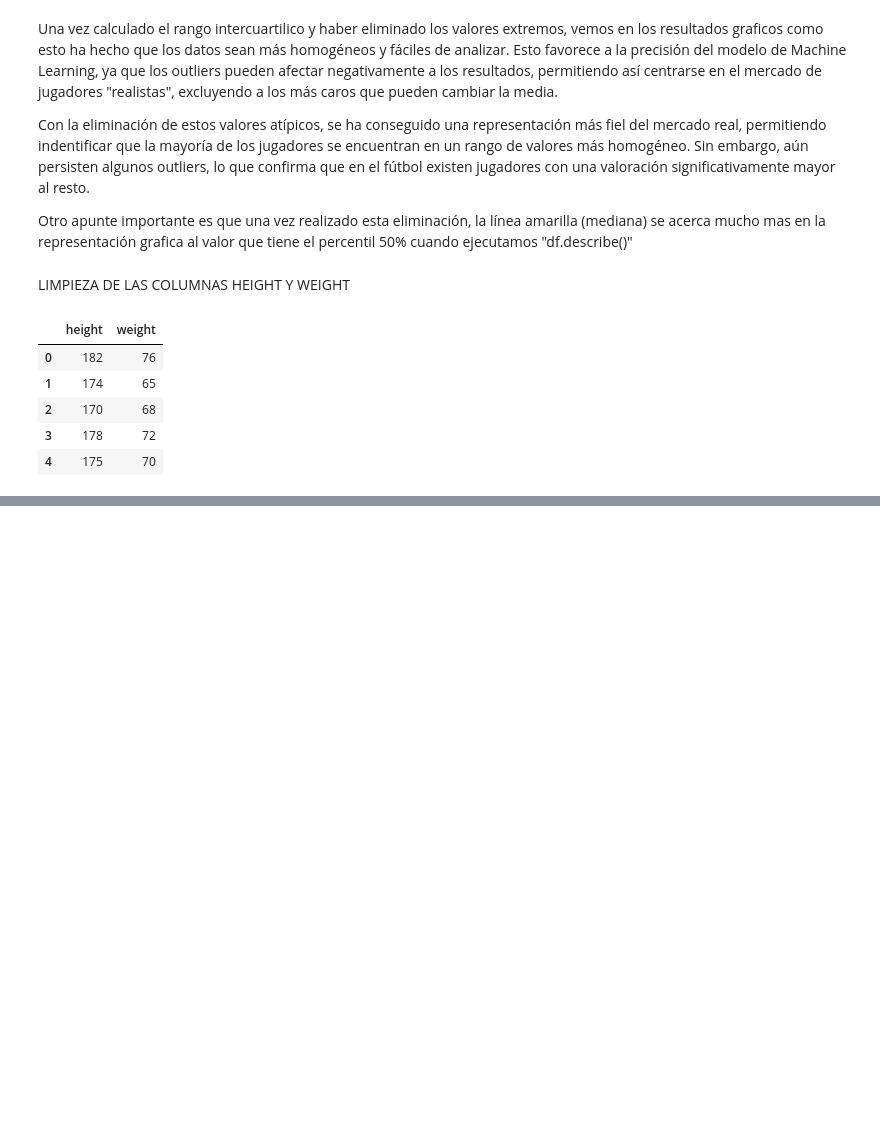
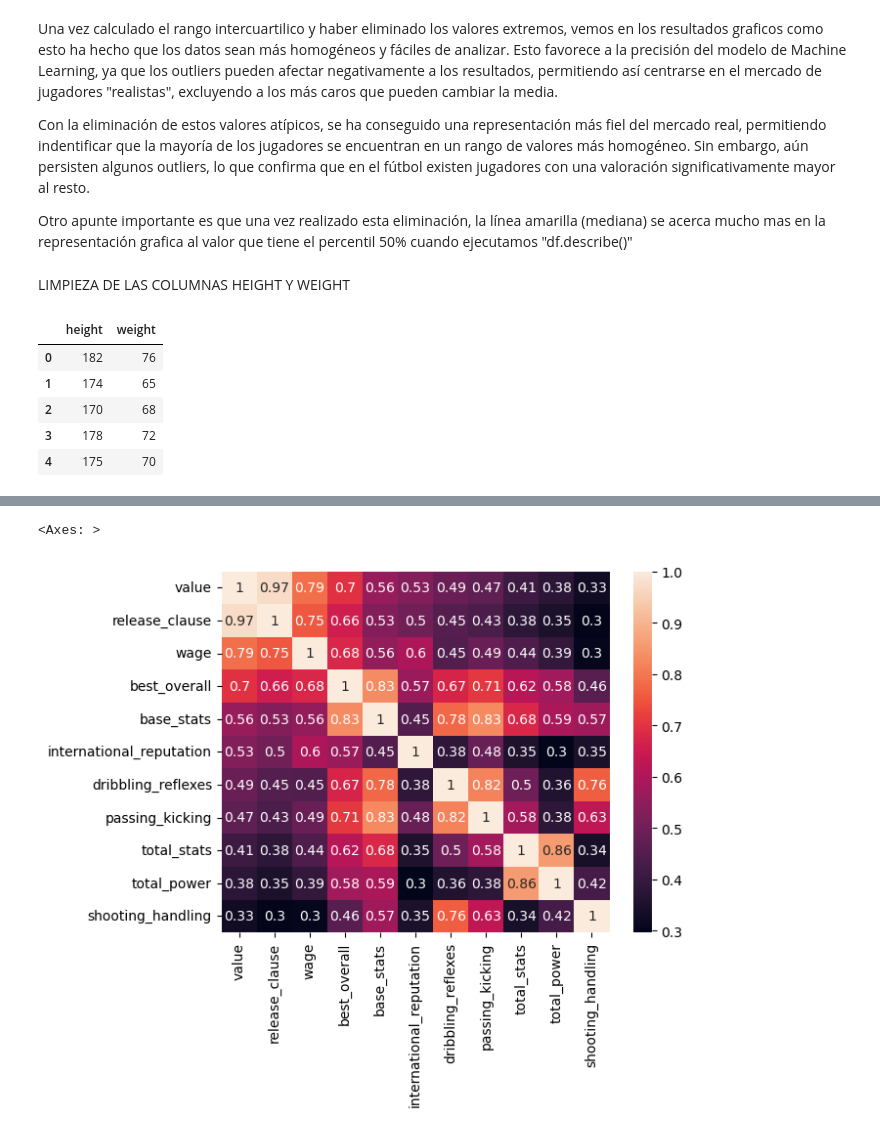
Before and after one commit to javierlara47/TFG, a Jupyter notebook: notebooks/machine_learning.ipynb, the cells around one changed output, grey strips where cells are left out. Cells and saved outputs as stored; diff of their text form; code cells hidden in the pictures; blank space fills up the shorter version.

```diff
--- a/notebooks/machine_learning.ipynb
+++ b/notebooks/machine_learning.ipynb
@@ -358,0 +385,18 @@ df[['height', 'weight']].head()
+# %%
+#Seleccionar las 10 variables más correlacionadas con la variable "value"
+
+#Calcula la matriz de correlacion (.corr()), ordena todas las variables según su correlacion con "value" (.sort_values) de mayor a menor
+#Y selecciona las 10 variables mas correlacionadas ([1:11])
+top_correlations = df.select_dtypes(include='number').corr().abs().sort_values(by='value', ascending=False)[1:11]
+#¿Porque usar .abs?
+#Cuando se calcula la correlacion entre "value" y las demas variables, se obtienen números entre -1 y 1. Si no usamos .abs(),
+#al ordenar las correlaciones, las variables más negativas aparecerán al final de la lista, aunque puedan ser igual de
+#relevantes que las positivas. Por ejemplo, las variables "growth" o "age"
+
+top_correlated_variables = ['value']
+top_correlated_variables.extend(list(top_correlations.index))
+
+sns.heatmap(df[top_correlated_variables].corr(), annot=True)
+# %% [output]
+<Axes: >
+[figure, added]
```
Also changed, not shown: parts of 3 cells of this notebook.
